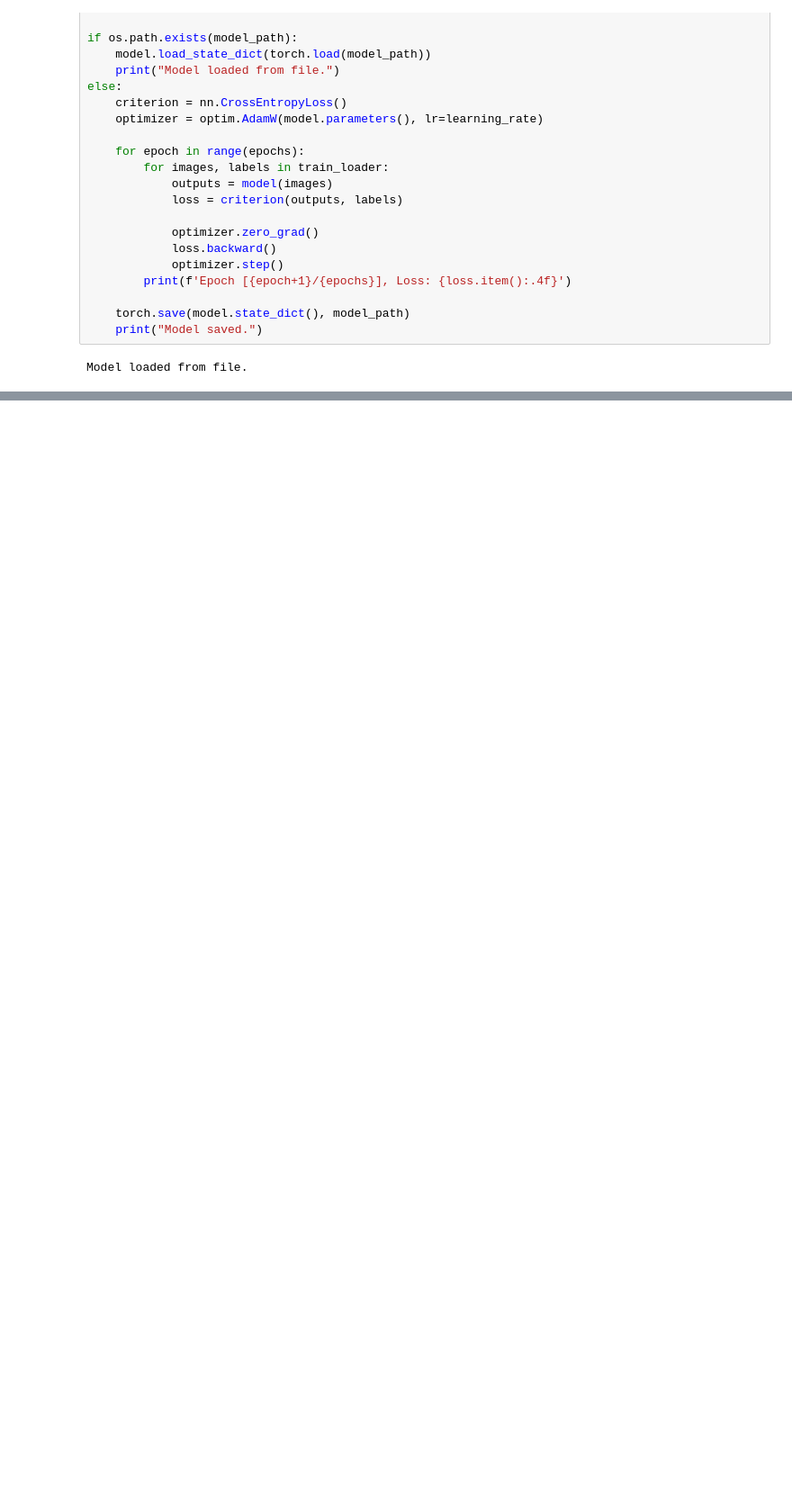
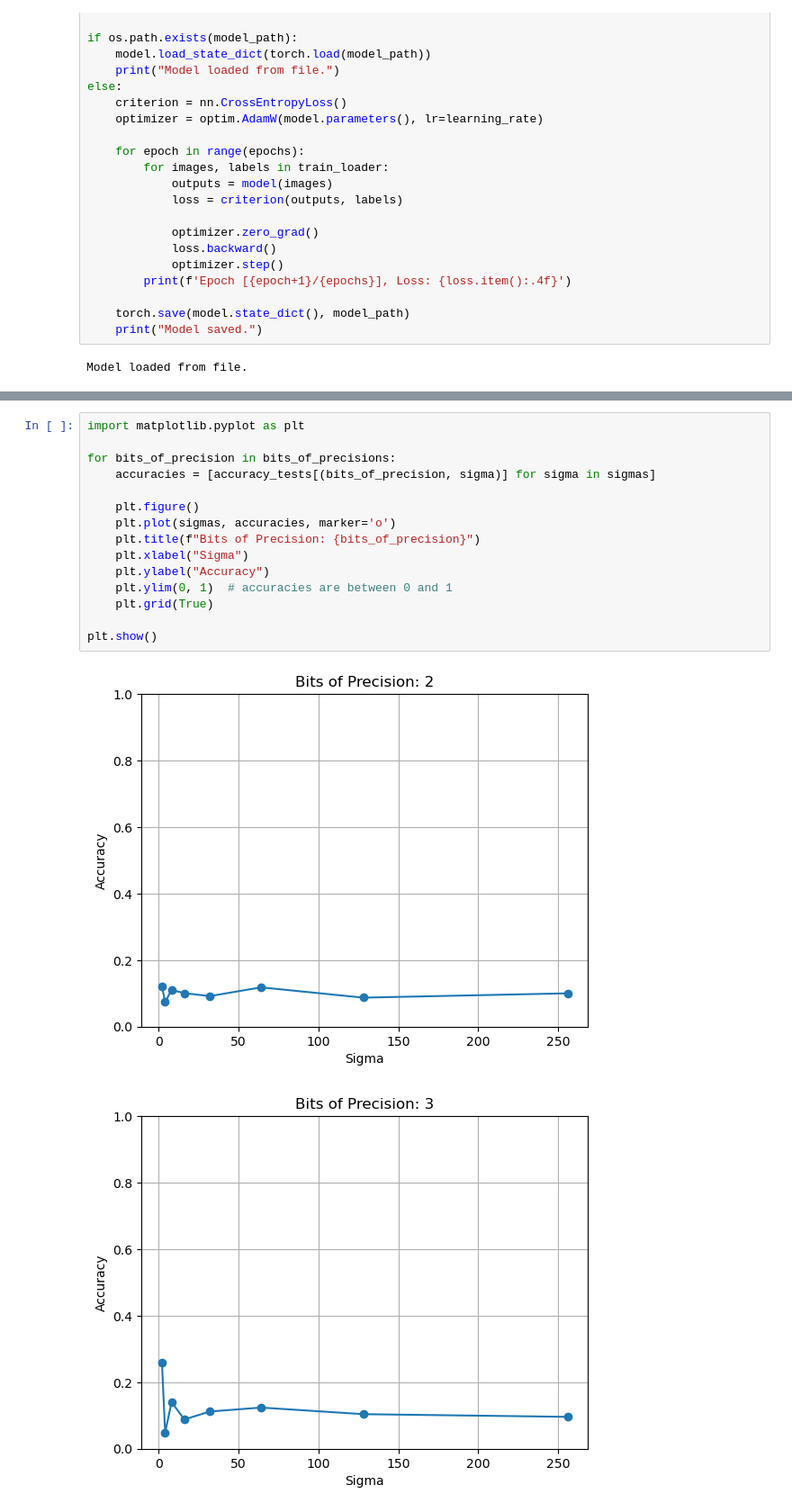
Before and after one commit to LWEdslev/pp-ml, a Jupyter notebook: mnist.ipynb, the cells around one changed output, grey strips where cells are left out. Shown at 90% size. Cells and saved outputs as stored; diff of their text form; blank space fills up the shorter version.

Commit message:
Added A(Tx) CPU computation benchmarks. Added accuracy for noise standard deviation vs bits of precision.

```diff
--- a/mnist.ipynb
+++ b/mnist.ipynb
@@ -214,0 +250,18 @@ Accuracy: 96.96%
+# %%
+import matplotlib.pyplot as plt
+
+for bits_of_precision in bits_of_precisions:
+    accuracies = [accuracy_tests[(bits_of_precision, sigma)] for sigma in sigmas]
+
+    plt.figure()
+    plt.plot(sigmas, accuracies, marker='o')
+    plt.title(f"Bits of Precision: {bits_of_precision}")
+    plt.xlabel("Sigma")
+    plt.ylabel("Accuracy")
+    plt.ylim(0, 1)  # accuracies are between 0 and 1
+    plt.grid(True)
+
+plt.show()
+# %% [output]
+[figure, added]
+[figure, added]
```
Also changed, not shown: parts of 5 cells of this notebook, 2 other files.
